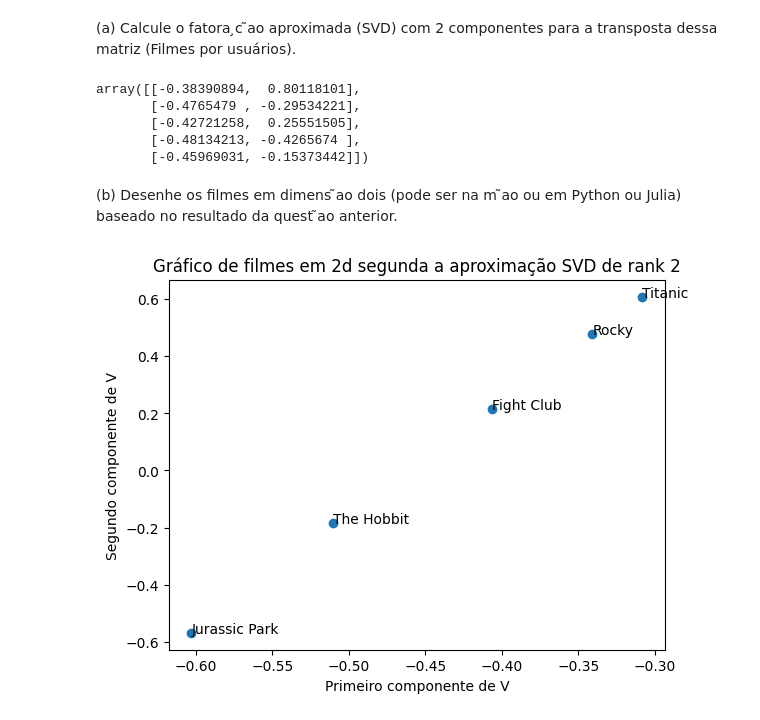
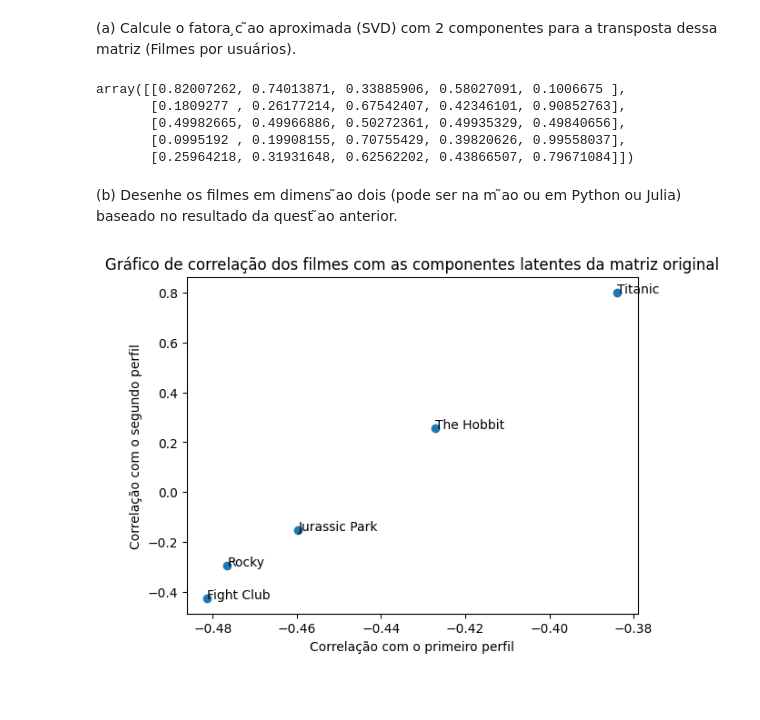
Before and after one commit to Bocampagni/Fat-Tony, a Jupyter notebook: appliedLinearAlgebra/ala2.ipynb, the cells around one changed output. Drawn from its saved outputs; the diff is of its cells as text; code cells hidden in the pictures; blank space fills up the shorter version.

```diff
--- a/appliedLinearAlgebra/ala2.ipynb
+++ b/appliedLinearAlgebra/ala2.ipynb
@@ -32,28 +32,28 @@ u_2 = u[:, :2]
 s_2 = s[:2]
 v_2 = v[:2, :]
 
-A_rank2 = u_2 @ np.diag(s_2) @ v_2
-u_2
+u_2 @ np.diag(s_2) @ v_2
 # %% [output]
-array([[-0.38390894,  0.80118101],
-       [-0.4765479 , -0.29534221],
-       [-0.42721258,  0.25551505],
-       [-0.48134213, -0.4265674 ],
-       [-0.45969031, -0.15373442]])
+array([[0.82007262, 0.74013871, 0.33885906, 0.58027091, 0.1006675 ],
+       [0.1809277 , 0.26177214, 0.67542407, 0.42346101, 0.90852763],
+       [0.49982665, 0.49966886, 0.50272361, 0.49935329, 0.49840656],
+       [0.0995192 , 0.19908155, 0.70755429, 0.39820626, 0.99558037],
+       [0.25964218, 0.31931648, 0.62562202, 0.43866507, 0.79671084]])
 # %% [markdown]
 (b) Desenhe os filmes em dimens ̃ao dois (pode ser na m ̃ao ou em Python
 ou Julia) baseado no resultado da quest ̃ao anterior.
 # %%
 fig, ax = plt.subplots()
-ax.scatter(v_2[0, :], v_2[1, :])
+u_t = u_2.T # Cada entrada do array N representa a correlação do filme entrada com a componente latente N (Perfil)
+ax.scatter(u_t[0, :], u_t[1, :])
 
 for i, name in enumerate(movies):
-    ax.annotate(name, (v_2[0, i], v_2[1, i]))
+    ax.annotate(name, (u_t[0, i], u_t[1, i]))
 
-ax.set_xlabel('Primeiro componente de V')
-ax.set_ylabel('Segundo componente de V')
-ax.set_title('Gráfico de filmes em 2d segunda a aproximação SVD de rank 2')
+ax.set_xlabel('Correlação com o primeiro perfil')
+ax.set_ylabel('Correlação com o segundo perfil')
+ax.set_title('Gráfico de correlação dos filmes com as componentes latentes da matriz original')
 
 plt.show()
 # %% [output]
-[figure, old version]
+[figure, new version]
```
Also changed, not shown: parts of 2 cells of this notebook.
